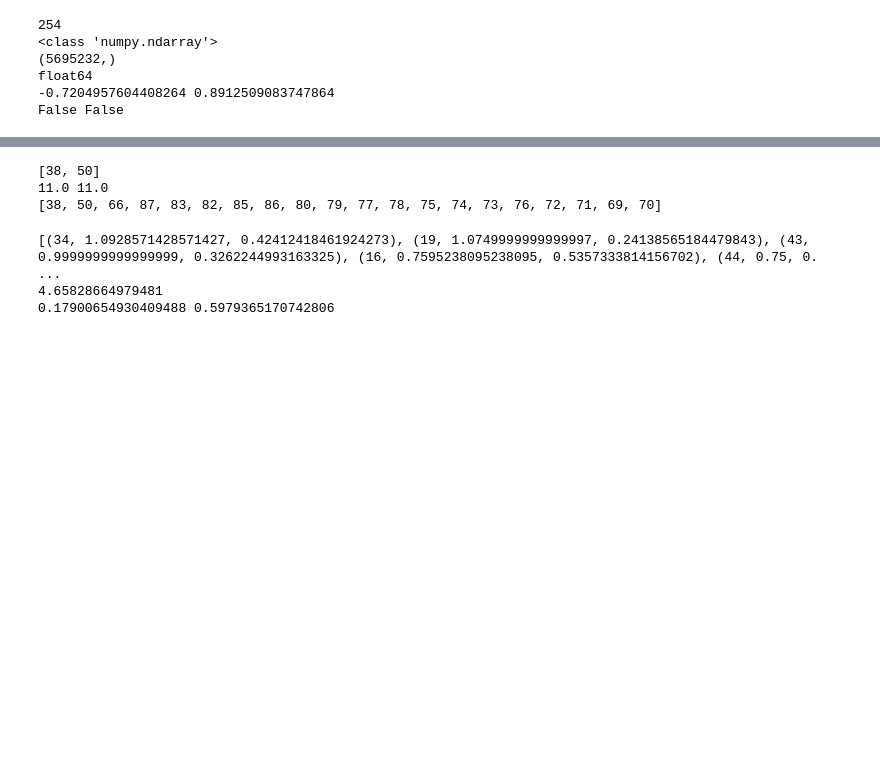
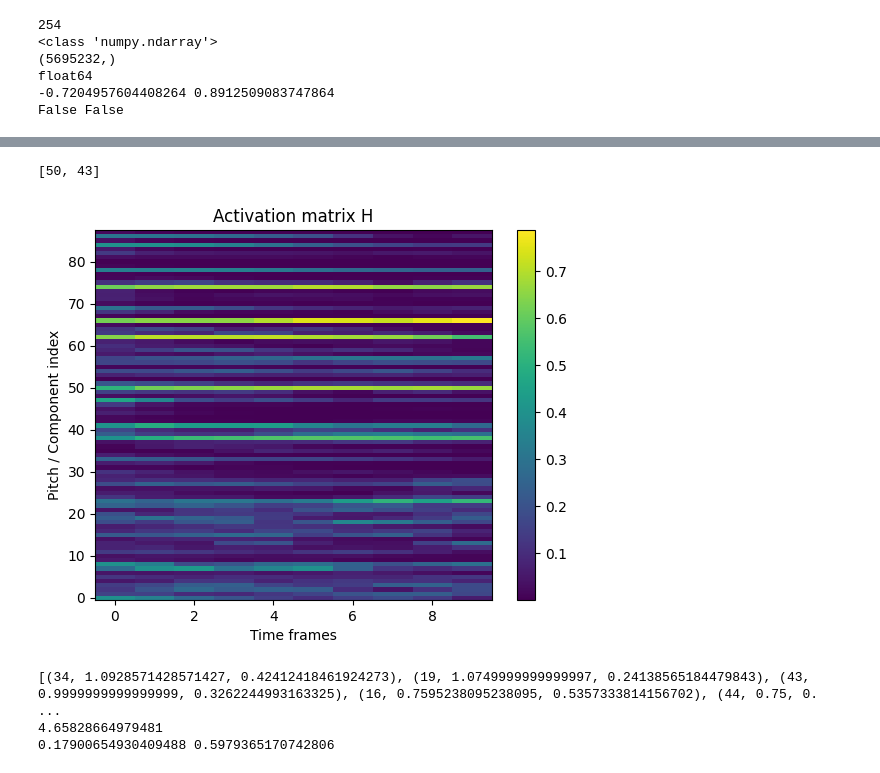
Before and after one commit to bierml/NMFforAMT, a Jupyter notebook: Experimental/Music_Transcribing[NMF].ipynb, the cells around one changed output, grey strips where cells are left out. Drawn from its saved outputs; the diff is of its cells as text; code cells hidden in the pictures; blank space fills up the shorter version.

```diff
--- a/Experimental/Music_Transcribing[NMF].ipynb
+++ b/Experimental/Music_Transcribing[NMF].ipynb
@@ -428,61 +429,91 @@ def top_k_indices(v, k):
 def pitch_harmonics(p):
   r = [p+12,p+19,p+24,p+28,p+31,p+34,p+36]
   return [m for m in r if m <= 87]
-def transcribe_frame(fr,thr=0.7):
+def transcribe_frame(fr,thr=0.5):
   frn = fr.copy()
   peaks = [int(p) for p in top_k_indices(fr,20)]
+  #peaks = [int(p) for p in range(88) if fr[p] > 0.25]
   peaks = sorted(peaks)
   #print(peaks)
   alpha = 0.5
   rv_start = 0.7
   notes = []
   for p in range(len(peaks)):
+    frns = frn.copy()
     sc = 0
     en = fr[peaks[p]]
     pch = pitch_harmonics(peaks[p])
+    ind = []
     for idx in range(len(pch)):
       if(frn[pch[idx]]>rv_start*(alpha)**idx):
         sc += 1/(idx+1)
         '''* float(frn[pch[idx]])**2'''
         frn[pch[idx]] -= rv_start*(alpha)**idx
+        ind.append(idx)
     #score correction
     '''if(peaks[p]<=87):
       sc *= 2**((peaks[p] - 69) / 12)'''
     #sc *= float(frn[peaks[p]]/(np.max(frn)))
     #notes.append((peaks[p],sc))
+    '''if(float(sc*fr[peaks[p]])<=thr):
+      for i in ind:
+        frn[pch[i]] += rv_start*(alpha)**i'''
+    if(float(sc*fr[peaks[p]])<=thr):
+      frn = frns
     notes.append((peaks[p],float(sc*fr[peaks[p]])))
   notes = sorted(notes, key=lambda x: x[1],reverse=True)
   notes = list(filter(lambda t: t[1] > thr, notes))
   return [t[0] for t in notes]
   #print(notes)
 
 def transcribe_onset(m):
   st = np.zeros((88,))
+  ln = m.shape[1] // 2
+  r = []
+  #print("ln",ln)
   for j in range(m.shape[1]):
     for l in transcribe_frame(m[:,j]):
       st[l] +=1
   ap = [int(p) for p in top_k_indices(st,20)]
-  print(st[ap[0]],st[ap[1]])
-  return ap
+  for el in ap:
+    #print(el,st[el])
+    if(st[el]>ln):
+      r.append(el)
+  #print(st[ap[0]],st[ap[1]])
+  #return ap
+  #print(st[ap[0]],st[ap[1]])
+  return r
 def pitch_energy(fp,p):
   en = 0
   en_t = np.sum(np.square(fp))
   h = pitch_harmonics(p)
   h = [m for m in h if m <= 87]
   #print(h)
   for l in h:
     en += fp[l]**2
   #print(en)
   return float(en/en_t)
   #return en[0,0]
-print(transcribe_frame(H_m[:,1]))
-print(transcribe_onset(Y[:,140:152]))
+#print(transcribe_frame(H_m[:,1]))
+print(transcribe_onset(Y[:,152:162]))
 #print(transcribe_frame(Y[:,152]))
 #print(Y[38,203],Y[39,203])
+
+
+import matplotlib.pyplot as plt
+plt.figure()
+#plt.imshow(H_v, aspect='auto', origin='lower')
+#plt.imshow(Y[:,140:160], aspect='auto', origin='lower')
+plt.imshow(Y[:,140:150], aspect='auto', origin='lower')
+#plt.imshow(Y, aspect='auto', origin='lower')
+plt.colorbar()
+plt.title("Activation matrix H")
+plt.xlabel("Time frames")
+plt.ylabel("Pitch / Component index")
+plt.show()
 # %% [output]
-[38, 50]
-11.0 11.0
-[38, 50, 66, 87, 83, 82, 85, 86, 80, 79, 77, 78, 75, 74, 73, 76, 72, 71, 69, 70]
+[50, 43]
+[figure, added]
 # %%
 def pitch_energy(fp,p):
   en = 0
```
Also changed, not shown: parts of 2 cells of this notebook, 1 other file.
